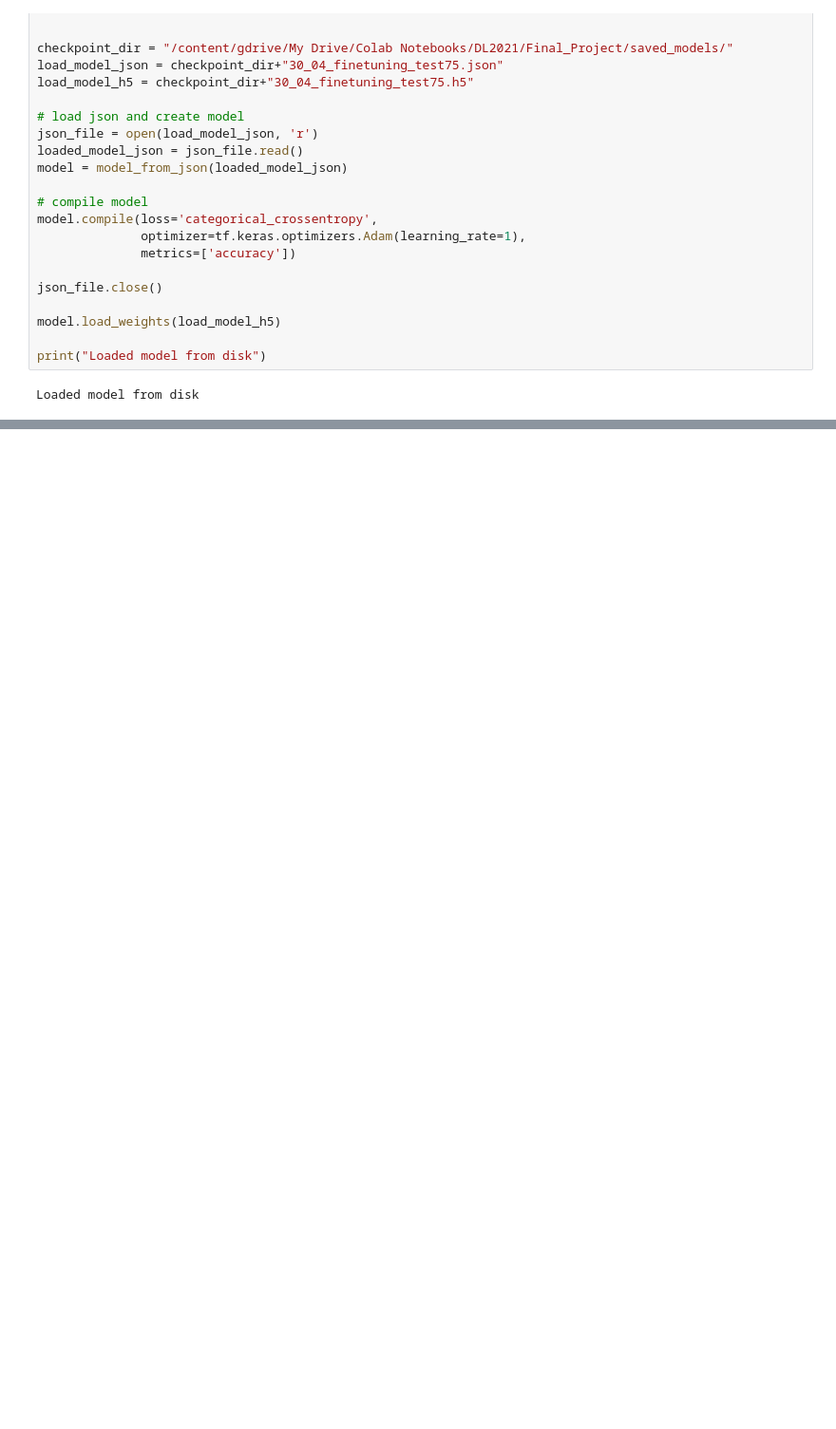
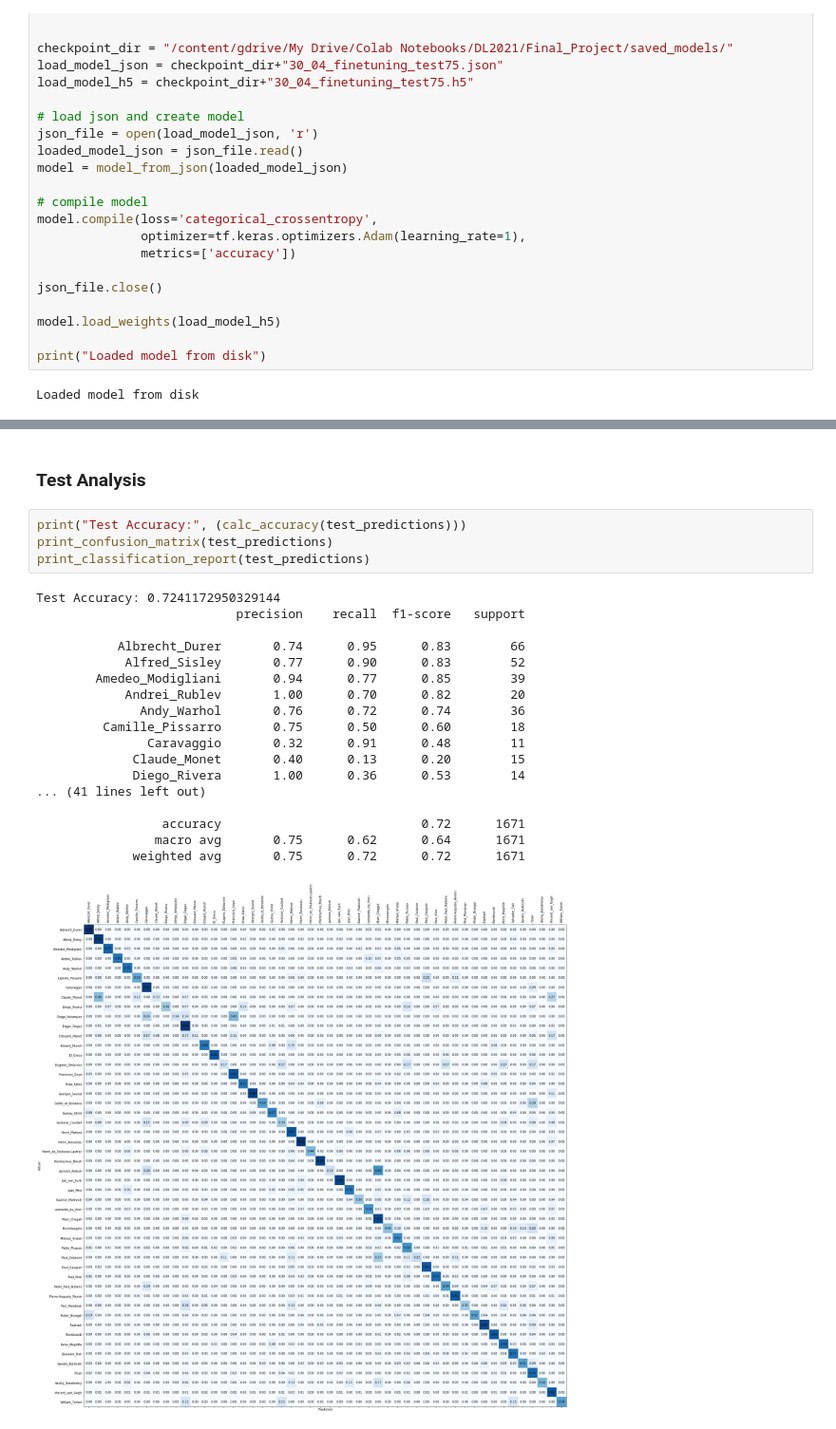
Before and after one commit to aaronhallaert/DeepLearningLab, a Jupyter notebook: Final_Project/Final_Project_Voting_Analysis.ipynb, the cells around one changed output, grey strips where cells are left out. Shown: that part at 95% size. Drawn from its saved outputs; the diff is of its cells as text; blank space fills up the shorter version.

```diff
--- a/Final_Project/Final_Project_Voting_Analysis.ipynb
+++ b/Final_Project/Final_Project_Voting_Analysis.ipynb
@@ -389,0 +446,25 @@ print_confusion_matrix(validate_predictions)
+# %% [markdown]
+### Test Analysis
+# %%
+print("Test Accuracy:", (calc_accuracy(test_predictions)))
+print_confusion_matrix(test_predictions)
+print_classification_report(test_predictions)
+# %% [output]
+Test Accuracy: 0.7241172950329144
+                           precision    recall  f1-score   support
+
+           Albrecht_Durer       0.74      0.95      0.83        66
+            Alfred_Sisley       0.77      0.90      0.83        52
+        Amedeo_Modigliani       0.94      0.77      0.85        39
+            Andrei_Rublev       1.00      0.70      0.82        20
+              Andy_Warhol       0.76      0.72      0.74        36
+         Camille_Pissarro       0.75      0.50      0.60        18
+               Caravaggio       0.32      0.91      0.48        11
+             Claude_Monet       0.40      0.13      0.20        15
+             Diego_Rivera       1.00      0.36      0.53        14
+... (41 lines left out)
+
+                 accuracy                           0.72      1671
+                macro avg       0.75      0.62      0.64      1671
+             weighted avg       0.75      0.72      0.72      1671
+[figure, added]
```
Also changed, not shown: parts of 19 cells of this notebook.
